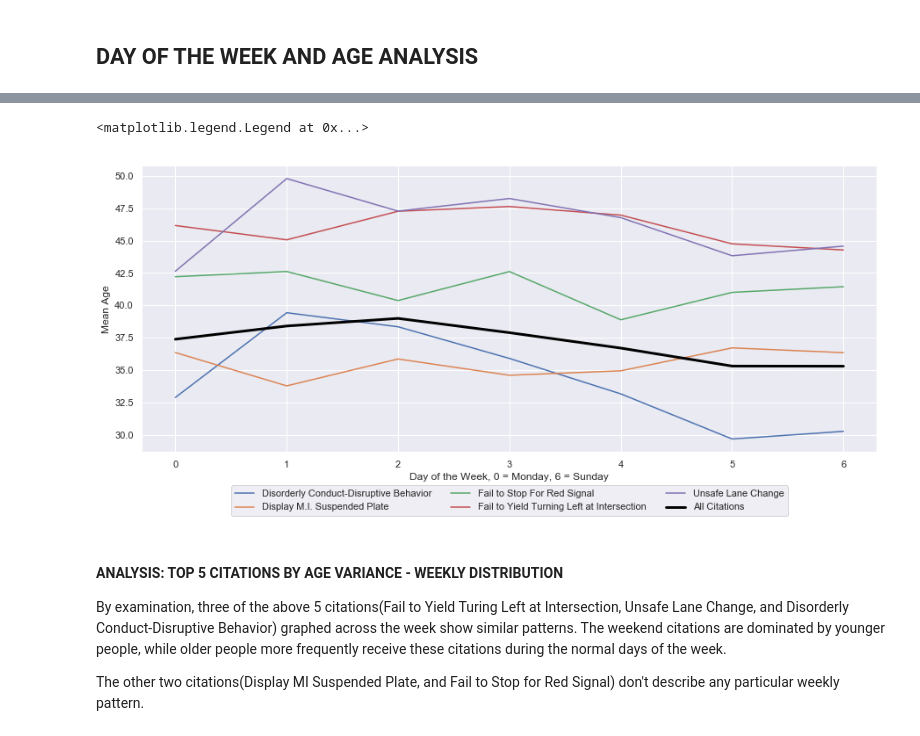
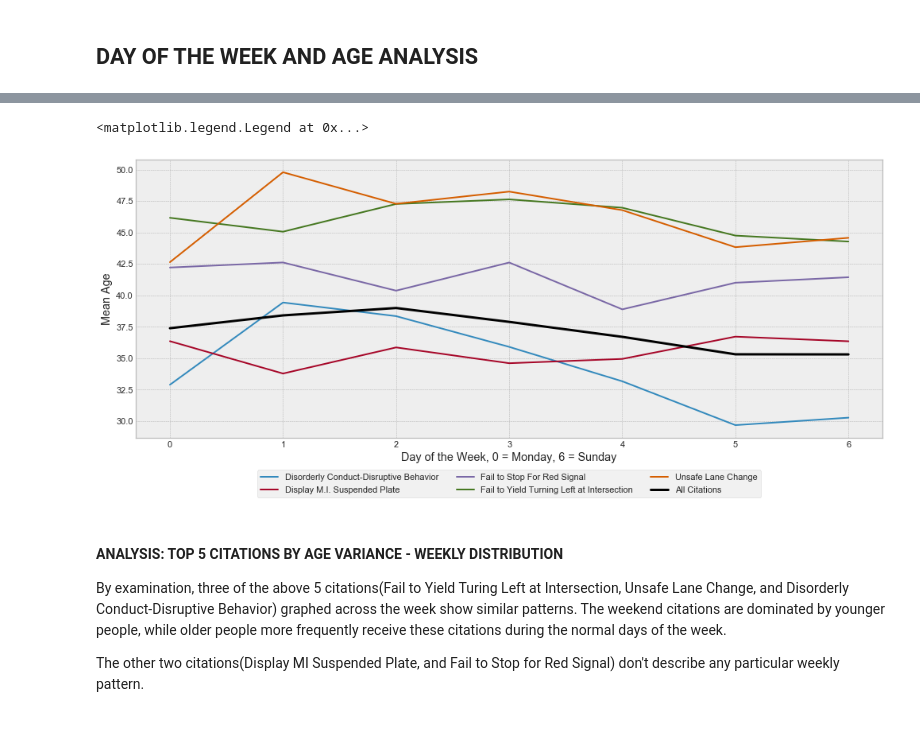
Before and after one commit to mrkjhsn/Thinkful-Exercises, a Jupyter notebook: capstone_1/Influence of Seasonal Visitors on City of Scottsdale Citations.ipynb, the cells around one changed output, grey strips where cells are left out. Saved outputs shown, nothing was run; the diff lists cells and outputs as text; code cells hidden in the pictures.

```diff
--- a/capstone_1/Influence of Seasonal Visitors on City of Scottsdale Citations.ipynb
+++ b/capstone_1/Influence of Seasonal Visitors on City of Scottsdale Citations.ipynb
@@ -116,6 +116,7 @@ citations.charge_description.value_counts().shape
 # examine a histogram of the counts of citations associated with each citation type
 # there are a huge number of citations that are only used a few times each year
 plt.figure(figsize=(15,3))
+plt.style.use('bmh')
 citations.charge_description.value_counts().hist(bins=50)
 # %% [output]
 <matplotlib.axes._subplots.AxesSubplot at 0x...>
@@ -256,11 +258,17 @@ top5_variance.groupby([top5_variance.month, top5_variance.charge_description])['
 # %%
 # graph the mean age of citations with highest variance throughout the year
 sns.set(rc={'figure.figsize':(15,6)})
+sns.set(rc={"lines.linewidth":2})
+plt.style.use('bmh')
+
 ax = sns.lineplot(y=top5_variance.groupby([top5_variance.month, top5_variance.charge_description])['cited_person_age'].mean().reset_index().iloc[:,2],
             x=top5_variance.groupby([top5_variance.month, top5_variance.charge_description])['cited_person_age'].mean().reset_index().iloc[:,0],
             hue=top5_variance.groupby([top5_variance.month, top5_variance.charge_description])['cited_person_age'].mean().reset_index().iloc[:,1])
 
 # graph mean age of all citations in bold
+x = top20_citations.groupby([top20_citations.month]) \
+    ['cited_person_age'].mean().reset_index().rename(columns={'cited_person_age': 'All Citations'}).iloc[:,0]
+
 y1 = top20_citations.groupby([top20_citations.month]) \
     ['cited_person_age'].mean().reset_index().rename(columns={'cited_person_age': 'All Citations'}).iloc[:,1]
 
@@ -298,29 +306,32 @@ top5_variance.groupby([top5_variance.day_of_week, top5_variance.charge_descripti
 # %%
 # graph the mean age of citations with highest variance throughout the week
 sns.set(rc={'figure.figsize':(15,6)})
+sns.set(rc={"lines.linewidth":2})
+plt.style.use('bmh')
+
 ax = sns.lineplot(y=top5_variance.groupby([top5_variance.day_of_week, top5_variance.charge_description])['cited_person_age'].mean().reset_index().iloc[:,2],
             x=top5_variance.groupby([top5_variance.day_of_week, top5_variance.charge_description])['cited_person_age'].mean().reset_index().iloc[:,0],
             hue=top5_variance.groupby([top5_variance.day_of_week, top5_variance.charge_description])['cited_person_age'].mean().reset_index().iloc[:,1])
 
 x = top20_citations.groupby(
     [top20_citations.day_of_week]) \
     ['cited_person_age'].mean().reset_index().rename(columns={'cited_person_age': 'All Citations'}).iloc[:,0]
 y1 = top20_citations.groupby(
     [top20_citations.day_of_week]) \
     ['cited_person_age'].mean().reset_index().rename(columns={'cited_person_age': 'All Citations'}).iloc[:,1]
 
 plt.plot(x, y1, color='black',linewidth=3)
 
 plt.ylabel('Mean Age')
 plt.xlabel('Day of the Week, 0 = Monday, 6 = Sunday')
 
 ax.xaxis.set_major_locator(ticker.MultipleLocator())
 
 handles, labels = ax.get_legend_handles_labels()
 ax.legend(handles=handles[1:], labels=labels[1:], loc='upper center', bbox_to_anchor=(0.5, -0.1), ncol=3)
 # %% [output]
 <matplotlib.legend.Legend at 0x...>
-[figure, old version]
+[figure, new version]
 # %% [markdown]
 #### ANALYSIS: TOP 5 CITATIONS BY AGE VARIANCE - WEEKLY DISTRIBUTION
 
```
Also changed, not shown: parts of 30 cells of this notebook.
